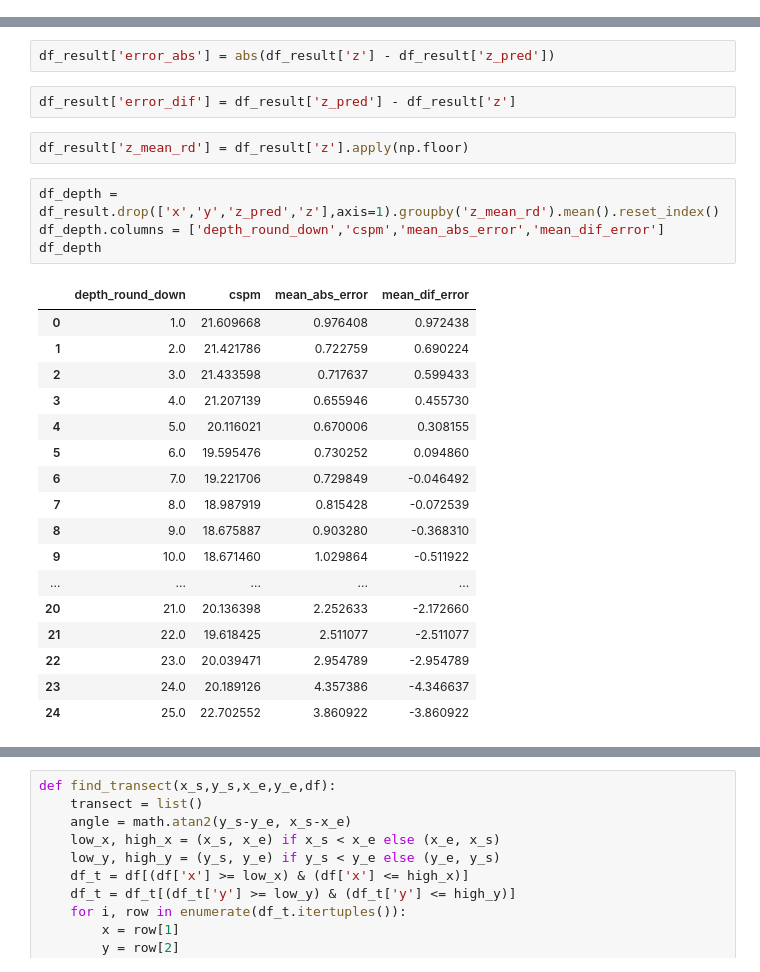
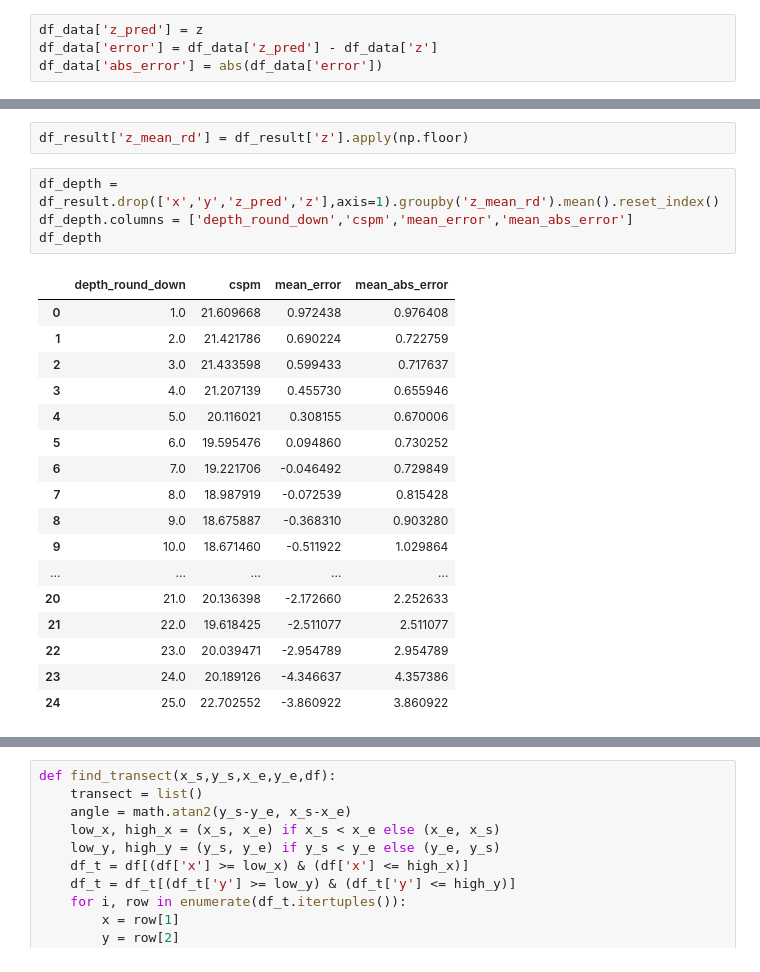
Before and after one commit to Ocean-Technologies/satellite_bathymetry, a Jupyter notebook: notebooks/data_visualization.ipynb, the cells around one changed output, grey strips where cells are left out. Cells and saved outputs as stored; diff of their text form.

```diff
--- a/notebooks/data_visualization.ipynb
+++ b/notebooks/data_visualization.ipynb
@@ -38,30 +39,30 @@ df_data['z_pred'] = z
+# %%
+df_data['z_pred'] = z
+df_data['error'] = df_data['z_pred'] - df_data['z']
+df_data['abs_error'] = abs(df_data['error'])
 # %%
 df_result = df_data.drop(['b1','b2','b3','b4','b5','b6','b7','b8','b2b4','b3b4','ndwi15','ndwi24','ndwi53'],axis=1)
-# %%
-df_result['error_abs'] = abs(df_result['z'] - df_result['z_pred'])
-# %%
-df_result['error_dif'] = df_result['z_pred'] - df_result['z']
 # %%
 df_result['z_mean_rd'] = df_result['z'].apply(np.floor)
 # %%
 df_depth = df_result.drop(['x','y','z_pred','z'],axis=1).groupby('z_mean_rd').mean().reset_index()
-df_depth.columns = ['depth_round_down','cspm','mean_abs_error','mean_dif_error']
+df_depth.columns = ['depth_round_down','cspm','mean_error','mean_abs_error']
 df_depth
 # %% [output]
-|  | depth_round_down | cspm | mean_abs_error | mean_dif_error |
-| 0 | 1.0 | 21.609668 | 0.976408 | 0.972438 |
-| 1 | 2.0 | 21.421786 | 0.722759 | 0.690224 |
-| 2 | 3.0 | 21.433598 | 0.717637 | 0.599433 |
-| 3 | 4.0 | 21.207139 | 0.655946 | 0.455730 |
-| 4 | 5.0 | 20.116021 | 0.670006 | 0.308155 |
-| 5 | 6.0 | 19.595476 | 0.730252 | 0.094860 |
-| 6 | 7.0 | 19.221706 | 0.729849 | -0.046492 |
-| 7 | 8.0 | 18.987919 | 0.815428 | -0.072539 |
-| 8 | 9.0 | 18.675887 | 0.903280 | -0.368310 |
-| 9 | 10.0 | 18.671460 | 1.029864 | -0.511922 |
+|  | depth_round_down | cspm | mean_error | mean_abs_error |
+| 0 | 1.0 | 21.609668 | 0.972438 | 0.976408 |
+| 1 | 2.0 | 21.421786 | 0.690224 | 0.722759 |
+| 2 | 3.0 | 21.433598 | 0.599433 | 0.717637 |
+| 3 | 4.0 | 21.207139 | 0.455730 | 0.655946 |
+| 4 | 5.0 | 20.116021 | 0.308155 | 0.670006 |
+| 5 | 6.0 | 19.595476 | 0.094860 | 0.730252 |
+| 6 | 7.0 | 19.221706 | -0.046492 | 0.729849 |
+| 7 | 8.0 | 18.987919 | -0.072539 | 0.815428 |
+| 8 | 9.0 | 18.675887 | -0.368310 | 0.903280 |
+| 9 | 10.0 | 18.671460 | -0.511922 | 1.029864 |
 | ... | ... | ... | ... | ... |
-| 20 | 21.0 | 20.136398 | 2.252633 | -2.172660 |
-| 21 | 22.0 | 19.618425 | 2.511077 | -2.511077 |
-| 22 | 23.0 | 20.039471 | 2.954789 | -2.954789 |
-| 23 | 24.0 | 20.189126 | 4.357386 | -4.346637 |
-| 24 | 25.0 | 22.702552 | 3.860922 | -3.860922 |
+| 20 | 21.0 | 20.136398 | -2.172660 | 2.252633 |
+| 21 | 22.0 | 19.618425 | -2.511077 | 2.511077 |
+| 22 | 23.0 | 20.039471 | -2.954789 | 2.954789 |
+| 23 | 24.0 | 20.189126 | -4.346637 | 4.357386 |
+| 24 | 25.0 | 22.702552 | -3.860922 | 3.860922 |
```
Also changed, not shown: parts of 20 cells of this notebook.
